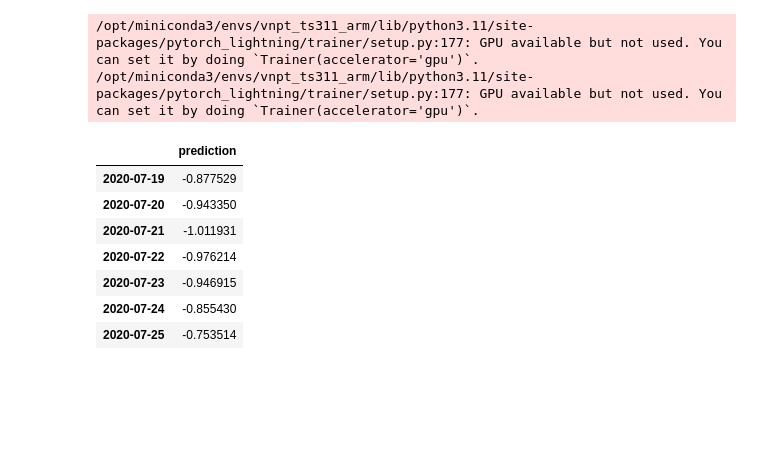
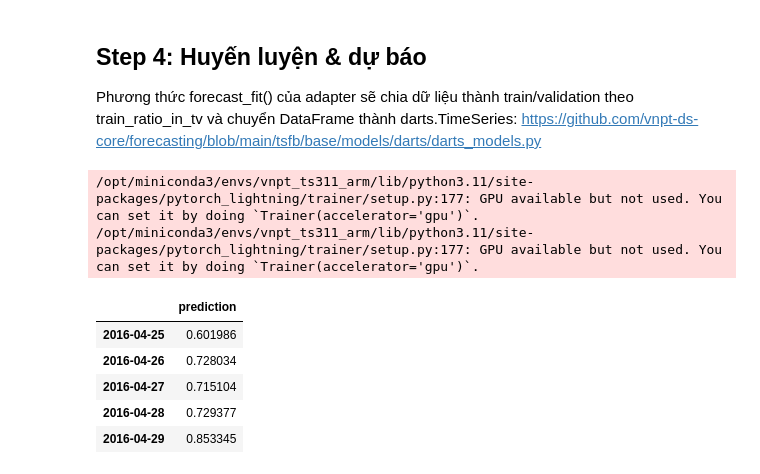
Before and after one commit to hannahnguyen14/copy-forecasting, a Jupyter notebook: DARTS_DEEP_MODELS_example.ipynb, the cells around one changed output. Drawn from its saved outputs; the diff is of its cells as text; code cells hidden in the pictures; blank space fills up the shorter version.

```diff
--- a/DARTS_DEEP_MODELS_example.ipynb
+++ b/DARTS_DEEP_MODELS_example.ipynb
@@ -37,0 +57,5 @@ data.head()
+# %%
+# Đọc file csv
+import pandas as pd
+raw_df = pd.read_csv("sales_train_validation.csv")
+raw_df.head()
@@ -37,0 +70,18 @@ data.head()
+# %%
+# Bỏ 5 cột đầu (metadata), lấy dữ liệu bán hàng theo ngày
+item_series = raw_df.iloc[0, 5:]
+
+# Chuyển index thành dạng ngày
+start_date = pd.to_datetime("2011-01-29")  # ngày bắt đầu trong M5
+dates = pd.date_range(start=start_date, periods=len(item_series), freq="D")
+
+# Tạo Dataframe
+df = pd.DataFrame({
+    "date": dates,
+    "sales": pd.to_numeric(item_series.values, errors="coerce")  # đảm bảo là numeric
+})
+
+# Lấy phần nhỏ, reset index, và set date làm index
+data = df.tail(300).set_index("date")
+
+print(data.head())
@@ -38,5 +108,4 @@ data.head()
 # %%
-# Step 2: định nghĩa các hyperparameters cho model
 from tsfb.conf import darts_conf
 
 # Optional: Ghi đè mặc định toàn cục cho Apple Silicon: dùng CPU
@@ -51,8 +120,8 @@ fake_config = {
         {
             "model_name": "darts.models.BlockRNNModel",
             "model_hyper_params": {
-                "input_chunk_length": 24,
-                "output_chunk_length": 7
+                "input_chunk_length": 36,
+                "output_chunk_length": 14
             }
         }
     ]
@@ -73,24 +153,25 @@ BlockRNNModel
+# %% [markdown]
+## Step 4: Huyến luyện & dự báo
+Phương thức forecast_fit() của adapter sẽ chia dữ liệu thành train/validation theo train_ratio_in_tv và chuyển DataFrame thành darts.TimeSeries: https://github.com/vnpt-ds-core/forecasting/blob/main/tsfb/base/models/darts/darts_models.py
 # %%
-# Step 4: fit model, produce a forecast
 # Fit model
 model.forecast_fit(train_data=data, train_ratio_in_tv=0.9)
 
 # Dùng forecast() để dự báo cho các 'horizon' kế tiếp
-predictions = model.forecast(horizon=7, series=data)
+horizon = fake_config["models"][0]["model_hyper_params"]["output_chunk_length"] # truyền từ config
+predictions = model.forecast(horizon=horizon, series=data)
 
 # Tạo DataFrame cho dữ liệu dự báo
-future_index = pd.date_range(start=data.index[-1] + pd.Timedelta(days=1), periods=7, freq='D')
+future_index = pd.date_range(start=data.index[-1] + pd.Timedelta(days=1), periods=horizon, freq='D')
 preds_df = pd.DataFrame(predictions, index=future_index, columns=['prediction'])
 
-preds_df
+preds_df.head()
 # %% [output]
 /opt/miniconda3/envs/vnpt_ts311_arm/lib/python3.11/site-packages/pytorch_lightning/trainer/setup.py:177: GPU available but not used. You can set it by doing `Trainer(accelerator='gpu')`.
 /opt/miniconda3/envs/vnpt_ts311_arm/lib/python3.11/site-packages/pytorch_lightning/trainer/setup.py:177: GPU available but not used. You can set it by doing `Trainer(accelerator='gpu')`.
 |  | prediction |
-| 2020-07-19 | -0.877529 |
-| 2020-07-20 | -0.943350 |
-| 2020-07-21 | -1.011931 |
-| 2020-07-22 | -0.976214 |
-| 2020-07-23 | -0.946915 |
-| 2020-07-24 | -0.855430 |
-| 2020-07-25 | -0.753514 |
+| 2016-04-25 | 0.601986 |
+| 2016-04-26 | 0.728034 |
+| 2016-04-27 | 0.715104 |
+| 2016-04-28 | 0.729377 |
+| 2016-04-29 | 0.853345 |
```
Also changed, not shown: parts of 11 cells of this notebook.
